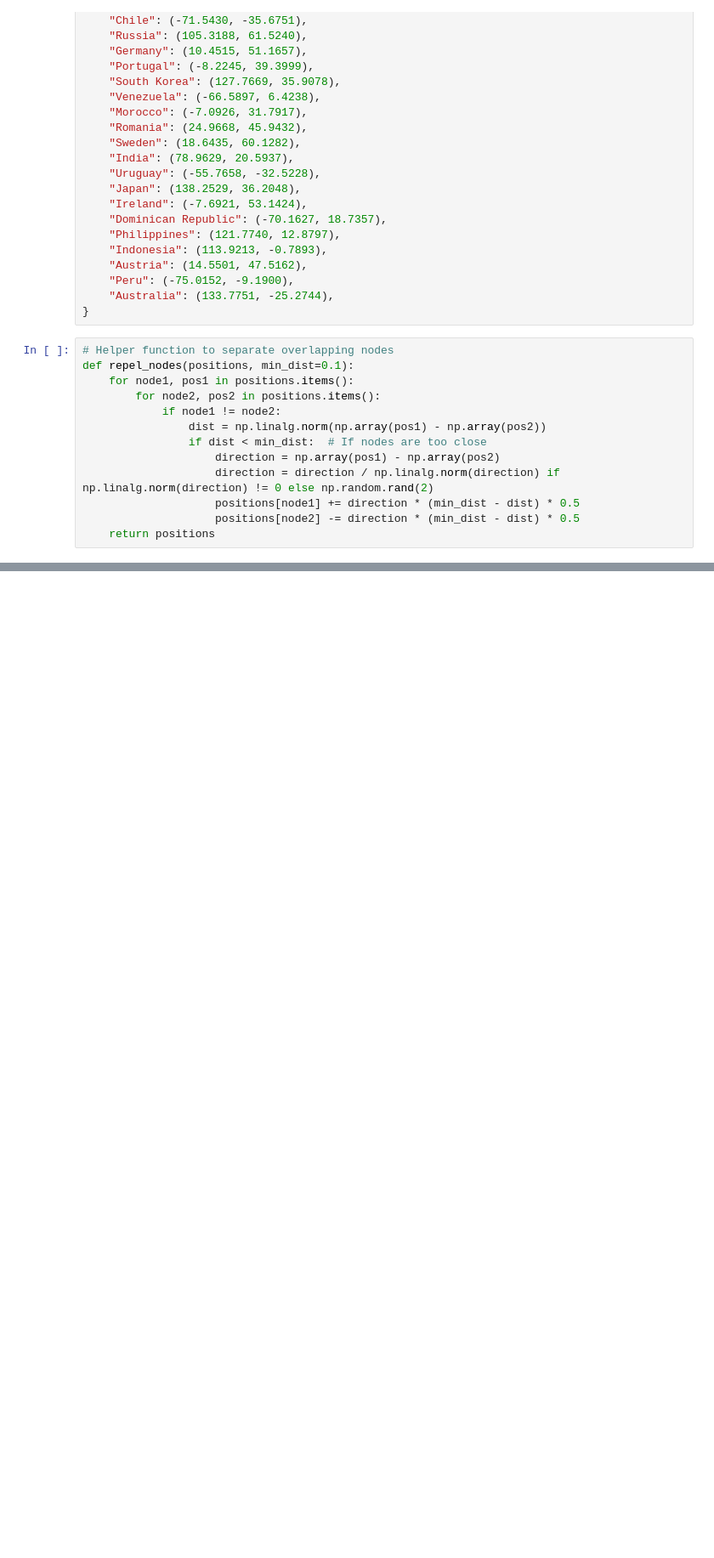
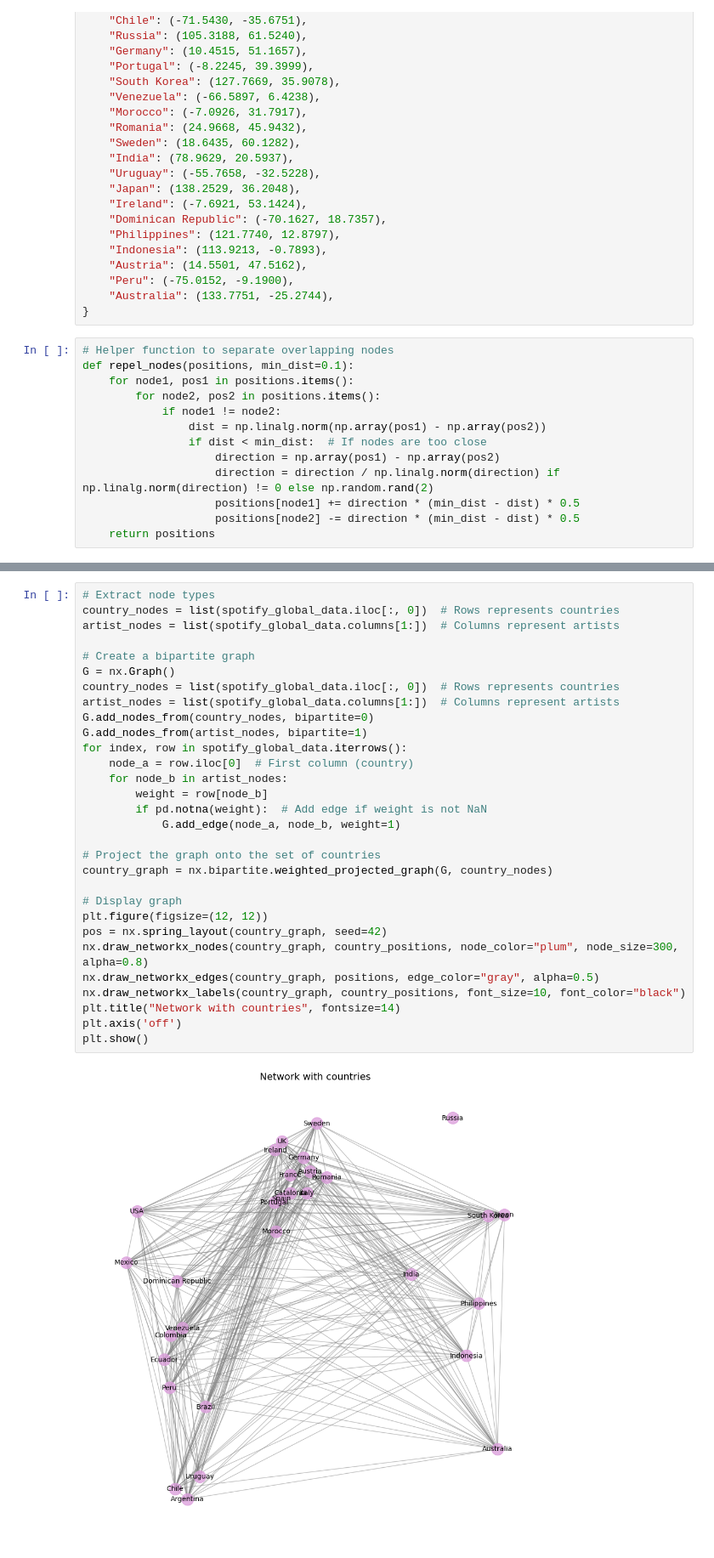
Before and after one commit to marcalvi/Complex-Networks-Project, a Jupyter notebook: A3.ipynb, the cells around one changed output, grey strips where cells are left out. Shown at 85% size. Cells and saved outputs as stored; diff of their text form; blank space fills up the shorter version.

```diff
--- a/A3.ipynb
+++ b/A3.ipynb
@@ -293,0 +293,32 @@ plt.show()
+# %%
+# Extract node types
+country_nodes = list(spotify_global_data.iloc[:, 0])  # Rows represents countries
+artist_nodes = list(spotify_global_data.columns[1:])  # Columns represent artists
+
+# Create a bipartite graph
+G = nx.Graph()
+country_nodes = list(spotify_global_data.iloc[:, 0])  # Rows represents countries
+artist_nodes = list(spotify_global_data.columns[1:])  # Columns represent artists
+G.add_nodes_from(country_nodes, bipartite=0)
+G.add_nodes_from(artist_nodes, bipartite=1)
+for index, row in spotify_global_data.iterrows():
+    node_a = row.iloc[0]  # First column (country)
+    for node_b in artist_nodes:
+        weight = row[node_b]
+        if pd.notna(weight):  # Add edge if weight is not NaN
+            G.add_edge(node_a, node_b, weight=1)
+
+# Project the graph onto the set of countries
+country_graph = nx.bipartite.weighted_projected_graph(G, country_nodes)
+
+# Display graph
+plt.figure(figsize=(12, 12))
+pos = nx.spring_layout(country_graph, seed=42)
+nx.draw_networkx_nodes(country_graph, country_positions, node_color="plum", node_size=300, alpha=0.8)
+nx.draw_networkx_edges(country_graph, positions, edge_color="gray", alpha=0.5)
+nx.draw_networkx_labels(country_graph, country_positions, font_size=10, font_color="black")
+plt.title("Network with countries", fontsize=14)
+plt.axis('off')
+plt.show()
+# %% [output]
+[figure, added]
```
Also changed, not shown: parts of 30 cells of this notebook.
